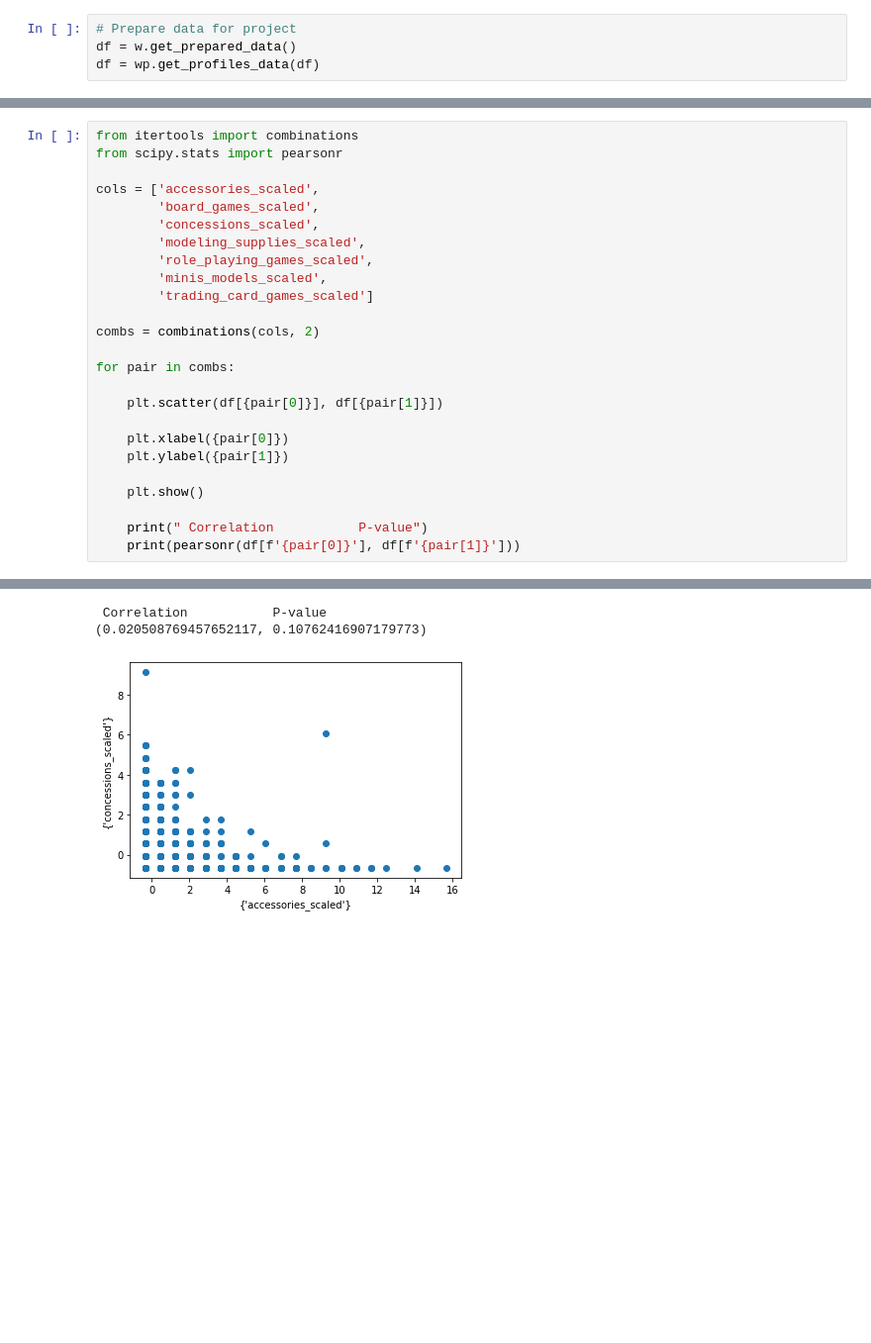
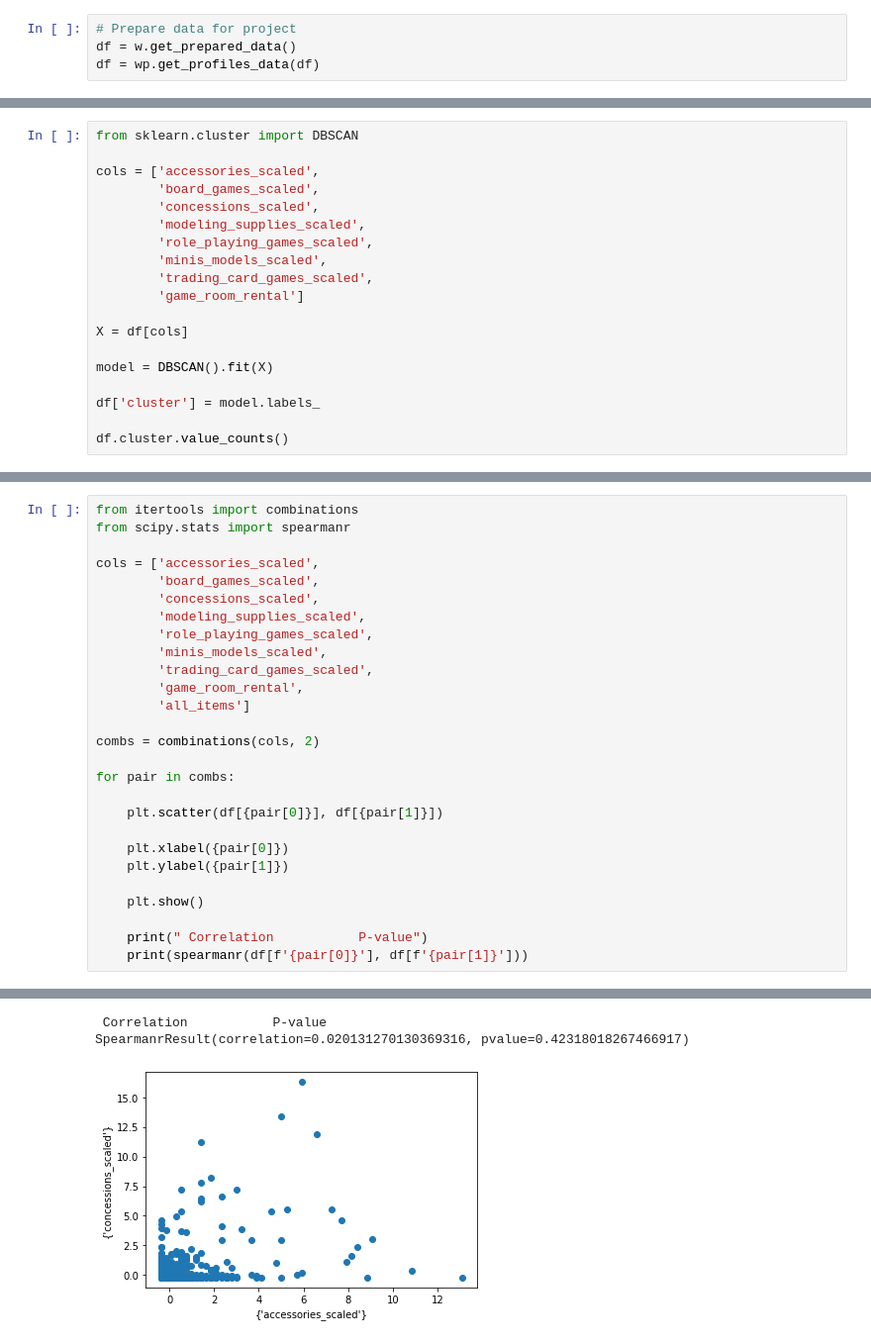
Before and after one commit to Johndsalas/customer_interest_analysis, a Jupyter notebook: customer_profiles.ipynb, the cells around one changed output, grey strips where cells are left out. Shown at 99% size. Drawn from its saved outputs; the diff is of its cells as text; blank space fills up the shorter version.

Commit message:
working on clusters

```diff
--- a/customer_profiles.ipynb
+++ b/customer_profiles.ipynb
@@ -148,0 +113,19 @@ The final transformation of the data will contain columns showing the average nu
+# %%
+from sklearn.cluster import DBSCAN
+
+cols = ['accessories_scaled',
+        'board_games_scaled',
+        'concessions_scaled',
+        'modeling_supplies_scaled',
+        'role_playing_games_scaled',
+        'minis_models_scaled',
+        'trading_card_games_scaled',
+        'game_room_rental']
+
+X = df[cols]
+
+model = DBSCAN().fit(X)
+
+df['cluster'] = model.labels_
+
+df.cluster.value_counts()
@@ -149,6 +245,6 @@ The final transformation of the data will contain columns showing the average nu
 # %%
 from itertools import combinations
-from scipy.stats import pearsonr
+from scipy.stats import spearmanr
 
 cols = ['accessories_scaled',
         'board_games_scaled',
@@ -156,7 +252,9 @@ cols = ['accessories_scaled',
         'modeling_supplies_scaled',
         'role_playing_games_scaled',
         'minis_models_scaled',
-        'trading_card_games_scaled']
+        'trading_card_games_scaled',
+        'game_room_rental',
+        'all_items']
 
 combs = combinations(cols, 2)
 
@@ -170,5 +268,5 @@ for pair in combs:
     plt.show()
 
     print(" Correlation           P-value")
-    print(pearsonr(df[f'{pair[0]}'], df[f'{pair[1]}']))
+    print(spearmanr(df[f'{pair[0]}'], df[f'{pair[1]}']))
 # %% [output]
@@ -176,4 +274,4 @@ for pair in combs:
  Correlation           P-value
-(0.020508769457652117, 0.10762416907179773)
+SpearmanrResult(correlation=0.020131270130369316, pvalue=0.42318018267466917)
-[figure, old version]
+[figure, new version]
  Correlation           P-value
```
Also changed, not shown: parts of 23 cells of this notebook, 3 other files.
